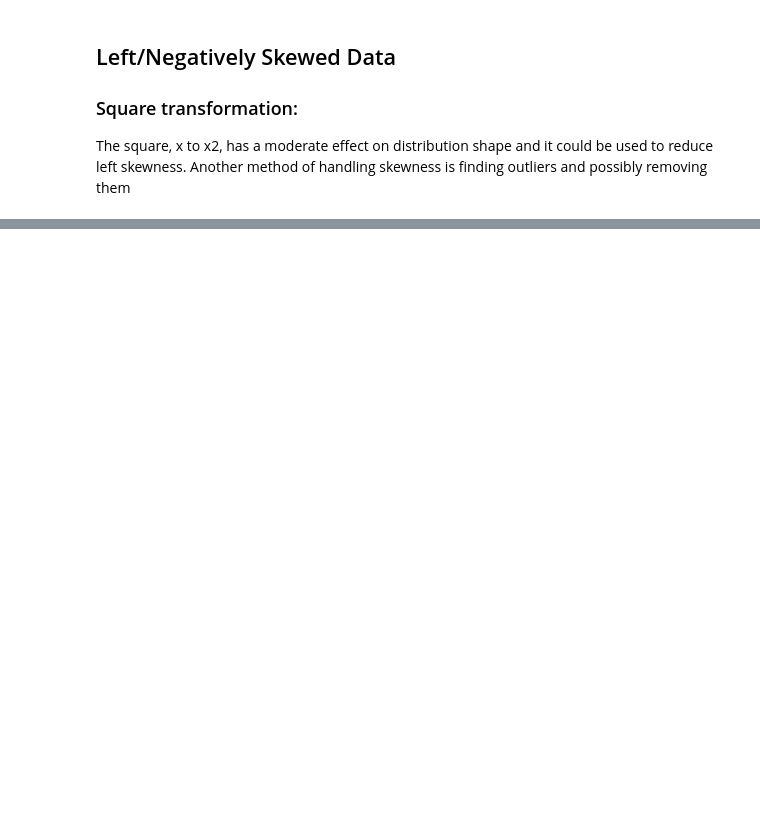
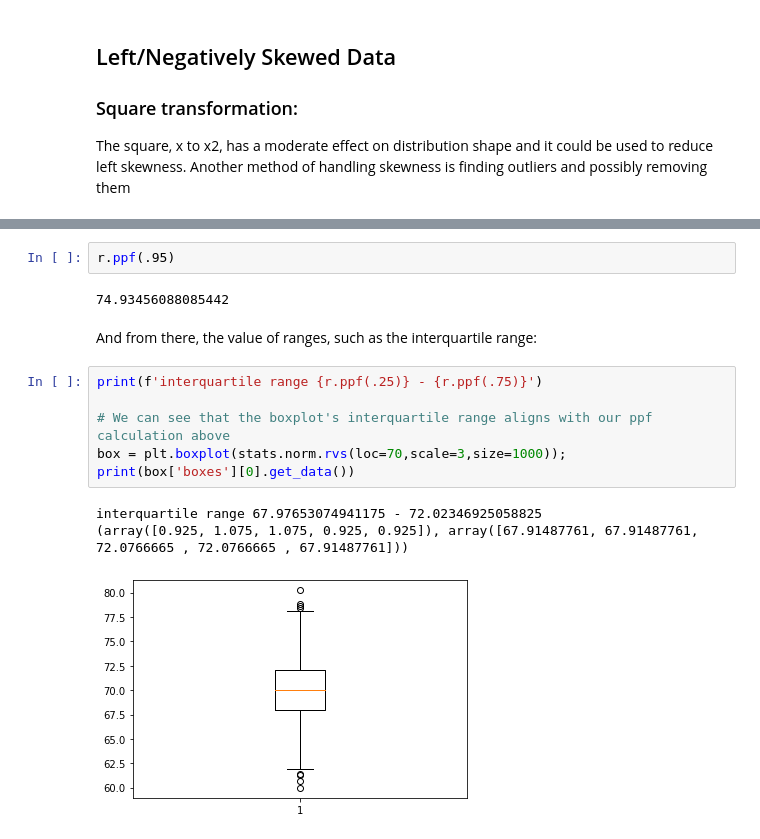
Before and after one commit to lecritch/distributions_seattle-chicago-ds, a Jupyter notebook: index.ipynb, the cells around one changed output, grey strips where cells are left out. Saved outputs shown, nothing was run; the diff lists cells and outputs as text; blank space fills up the shorter version.

```diff
--- a/index.ipynb
+++ b/index.ipynb
@@ -421,0 +401,16 @@ Another method of handling skewness is finding outliers and possibly removing th
+# %%
+r.ppf(.95)
+# %% [output]
+74.93456088085442
+# %% [markdown]
+And from there, the value of ranges, such as the interquartile range:
+# %%
+print(f'interquartile range {r.ppf(.25)} - {r.ppf(.75)}')
+
+# We can see that the boxplot's interquartile range aligns with our ppf calculation above
+box = plt.boxplot(stats.norm.rvs(loc=70,scale=3,size=1000));
+print(box['boxes'][0].get_data())
+# %% [output]
+interquartile range 67.97653074941175 - 72.02346925058825
+(array([0.925, 1.075, 1.075, 0.925, 0.925]), array([67.91487761, 67.91487761, 72.0766665 , 72.0766665 , 67.91487761]))
+[figure, added]
```
Also changed, not shown: parts of 128 cells of this notebook, 37 other files.
